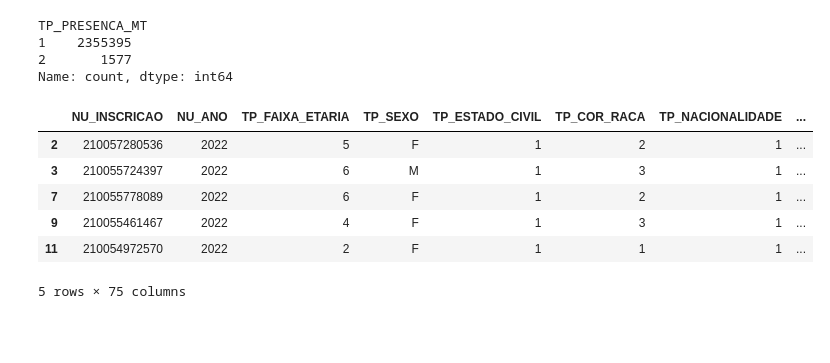
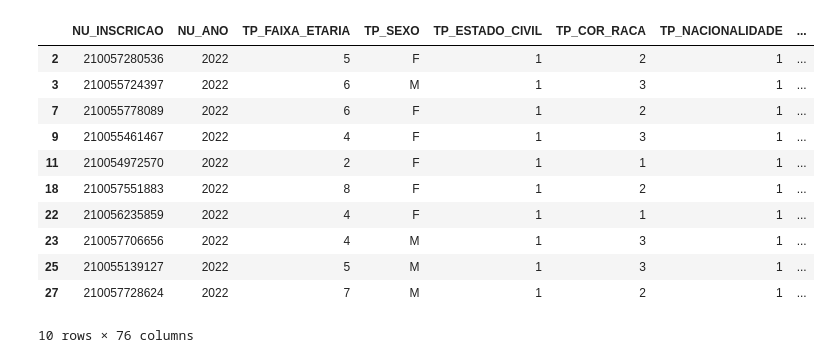
Before and after one commit to DeenaElOrra/APS1CDADOS, a Jupyter notebook: grafico.ipynb, the cells around one changed output. Cells and saved outputs as stored; diff of their text form; code cells hidden in the pictures; blank space fills up the shorter version.

```diff
--- a/grafico.ipynb
+++ b/grafico.ipynb
@@ -2,37 +2,33 @@
 import pandas as pd
 import seaborn as sns
 import matplotlib.pyplot as plt
+plt.style.use('default')
+pd.options.display.float_format= "{2:.f}".format
-# %%
-df = pd.read_csv ('Dados/DADOS/MICRODADOS_ENEM_2022.csv', sep=';', encoding='latin1', decimal=',')
-
-# axis=1 especifica para remover coluna
-# inplace=True especifica para remover a coluna do df original
-df.drop('IN_TREINEIRO', axis=1, inplace=True)
-
-#tem que diminuir o indice porque, confome voce apaga uma linha da tabela, ja altera a estrutura toda
-indices_para_apagar_CN = df[df['TP_PRESENCA_CN'] == 0].index
-indices_para_apagar_CH = df[df['TP_PRESENCA_CH'] == -1].index
-indices_para_apagar_LC = df[df['TP_PRESENCA_LC'] == -2].index
-indices_para_apagar_MT = df[df['TP_PRESENCA_MT'] == -3].index
-
-df.drop(indices_para_apagar_CN, inplace=True)
-df.drop(indices_para_apagar_CH, inplace=True)
-df.drop(indices_para_apagar_LC, inplace=True)
-df.drop(indices_para_apagar_MT, inplace=True)
-
-valores = df.value_counts('TP_PRESENCA_MT')
-print(valores)
-df.columns
-df.head()
-# %% [output]
-TP_PRESENCA_MT
-1    2355395
-2       1577
-Name: count, dtype: int64
-|  | NU_INSCRICAO | NU_ANO | TP_FAIXA_ETARIA | TP_SEXO | TP_ESTADO_CIVIL | TP_COR_RACA | TP_NACIONALIDADE | ... |
-| 2 | 210057280536 | 2022 | 5 | F | 1 | 2 | 1 | ... |
-| 3 | 210055724397 | 2022 | 6 | M | 1 | 3 | 1 | ... |
-| 7 | 210055778089 | 2022 | 6 | F | 1 | 2 | 1 | ... |
-| 9 | 210055461467 | 2022 | 4 | F | 1 | 3 | 1 | ... |
-| 11 | 210054972570 | 2022 | 2 | F | 1 | 1 | 1 | ... |
-5 rows × 75 columns
+# %%
+df = pd.read_csv ('Dados/DADOS/MICRODADOS_ENEM_2022.csv', sep=';', encoding='latin1', decimal=',')
+
+filtro_treineiro = df['IN_TREINEIRO'] == 0
+filtro_CN = df['TP_PRESENCA_CN'] == 1
+filtro_CH = df['TP_PRESENCA_CH'] == 1
+filtro_LC = df['TP_PRESENCA_LC'] == 1
+filtro_MT = df['TP_PRESENCA_MT'] == 1
+
+# quando voce faz um filtro, o ideal eh voce aplicar todos os filtros no df de uma vez porque a caada filtro que voce coloca, muda o indice.
+todos_filtros = filtro_treineiro & filtro_CN & filtro_CH & filtro_LC & filtro_MT
+df = df[todos_filtros]
+
+# valores = df.value_counts('TP_PRESENCA_CN')
+df.head(10)
+# %% [output]
+|  | NU_INSCRICAO | NU_ANO | TP_FAIXA_ETARIA | TP_SEXO | TP_ESTADO_CIVIL | TP_COR_RACA | TP_NACIONALIDADE | ... |
+| 2 | 210057280536 | 2022 | 5 | F | 1 | 2 | 1 | ... |
+| 3 | 210055724397 | 2022 | 6 | M | 1 | 3 | 1 | ... |
+| 7 | 210055778089 | 2022 | 6 | F | 1 | 2 | 1 | ... |
+| 9 | 210055461467 | 2022 | 4 | F | 1 | 3 | 1 | ... |
+| 11 | 210054972570 | 2022 | 2 | F | 1 | 1 | 1 | ... |
+| 18 | 210057551883 | 2022 | 8 | F | 1 | 2 | 1 | ... |
+| 22 | 210056235859 | 2022 | 4 | F | 1 | 1 | 1 | ... |
+| 23 | 210057706656 | 2022 | 4 | M | 1 | 3 | 1 | ... |
+| 25 | 210055139127 | 2022 | 5 | M | 1 | 3 | 1 | ... |
+| 27 | 210057728624 | 2022 | 7 | M | 1 | 2 | 1 | ... |
+10 rows × 76 columns
```
Also changed, not shown: parts of 1 cell of this notebook.
